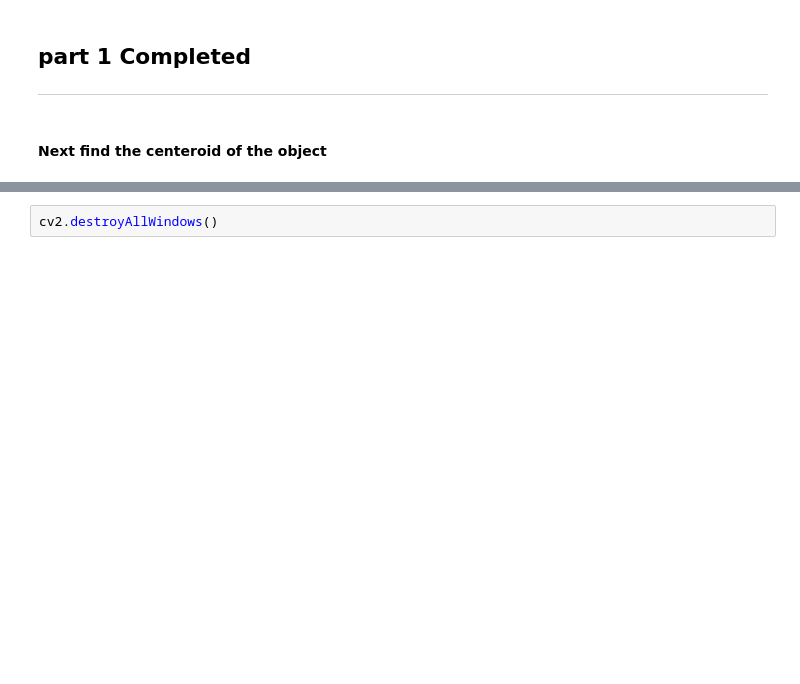
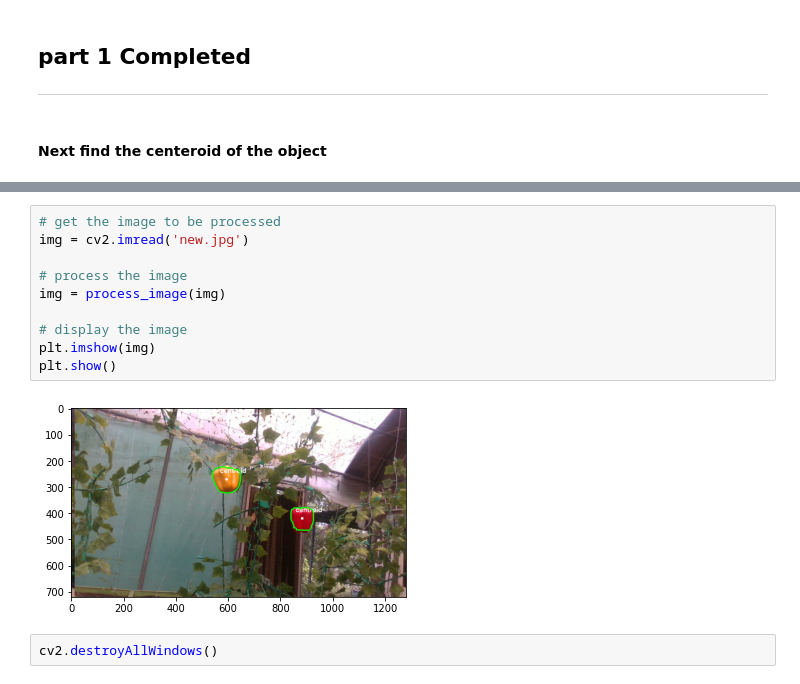
Before and after one commit to Binbasri-in/eyrc22_KB_2668, a Jupyter notebook: task2.2/opencv1.ipynb, the cells around one changed output, grey strips where cells are left out. Cells and saved outputs as stored; diff of their text form; blank space fills up the shorter version.

```diff
--- a/task2.2/opencv1.ipynb
+++ b/task2.2/opencv1.ipynb
@@ -254,3 +263,15 @@ plt.show()
+# %%
+# get the image to be processed
+img = cv2.imread('new.jpg')
+
+# process the image
+img = process_image(img)
+
+# display the image
+plt.imshow(img)
+plt.show()
+# %% [output]
+[figure, added]
 # %%
 cv2.destroyAllWindows()
 # %% [markdown]
```
Also changed, not shown: parts of 4 cells of this notebook.
